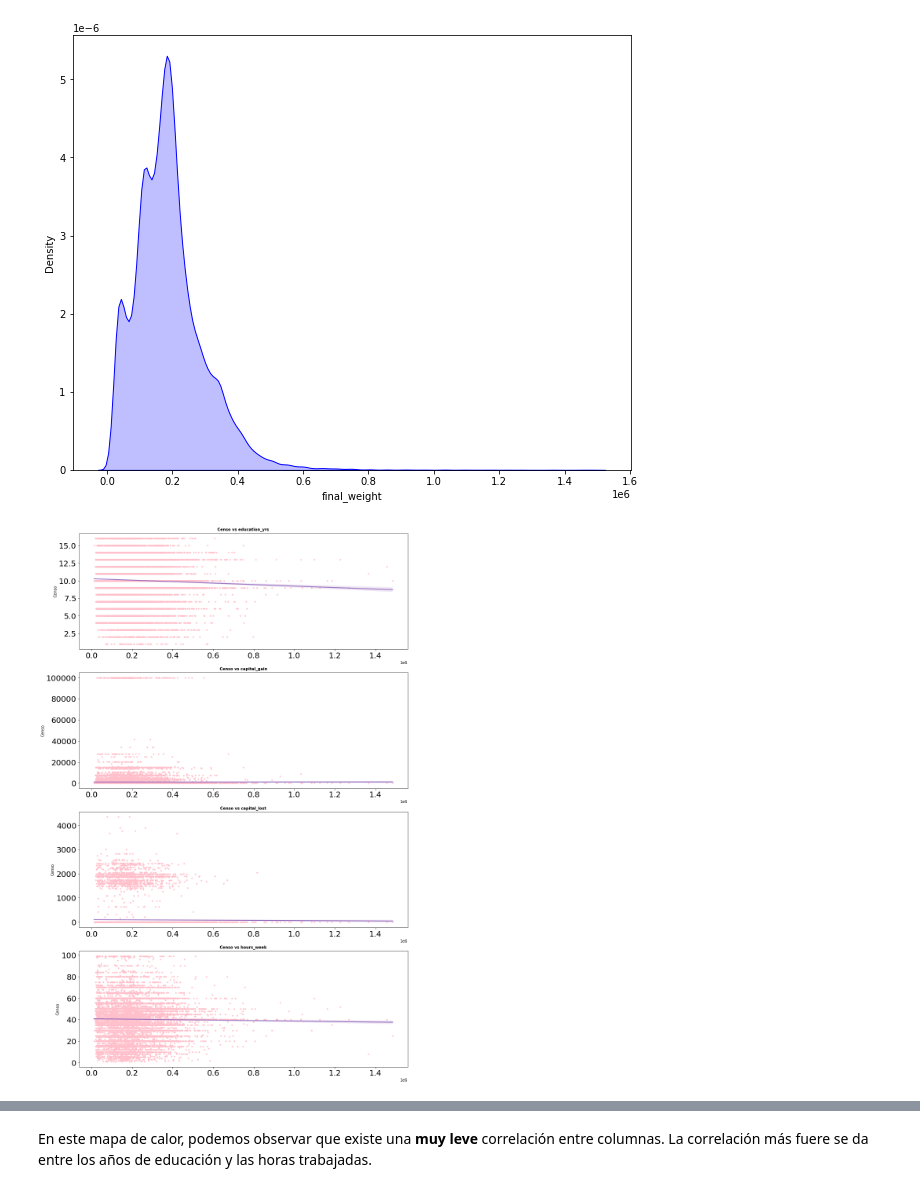
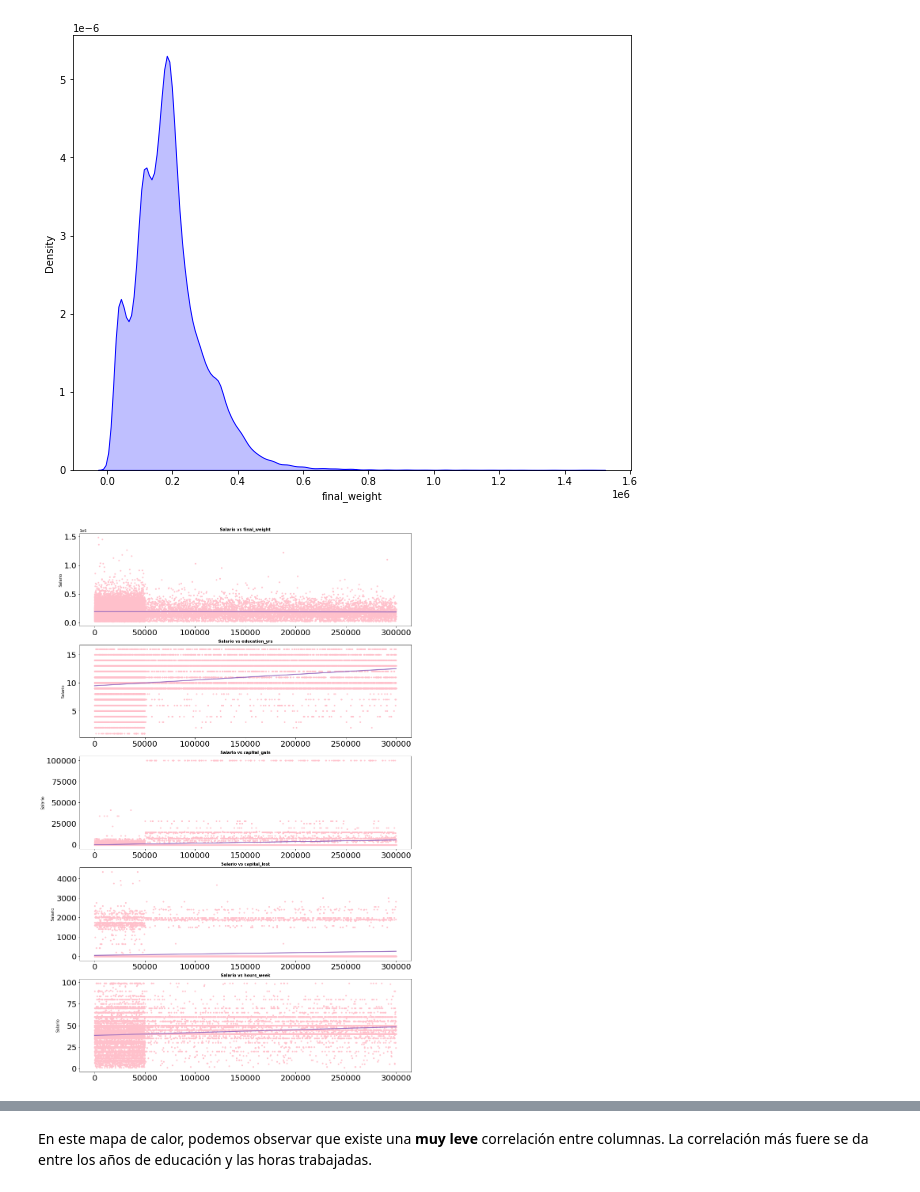
Before and after one commit to natigl/DA-bootcamp-MachineLearning, a Jupyter notebook: regresion_lineal/pp-intro-ML.ipynb, the cells around one changed output, grey strips where cells are left out. Drawn from its saved outputs; the diff is of its cells as text; code cells hidden in the pictures.

```diff
--- a/regresion_lineal/pp-intro-ML.ipynb
+++ b/regresion_lineal/pp-intro-ML.ipynb
@@ -77,0 +89,13 @@ Name: capital_gain, Length: 119, dtype: int64
+# %%
+patron_salario_bajo = "<=50K"
+patron_salario_alto = ">50K"
+# %%
+def salario_aleatorio (col):
+    for i in col:
+        if len(re.findall(patron_salario_bajo, col)) > 0:
+            return random.randint(0, 50000)
+        elif len(re.findall(patron_salario_alto, col)) > 0:
+            return random.randint(50000, 300000)
+# %%
+df["salary"] = df["salary"].apply(salario_aleatorio)
+df.head()
@@ -265,29 +299,29 @@ sns.distplot(
 # %%
 # Visualizacion relacion v.respuesta - v.predictora:
 
-fig, axes = plt.subplots(nrows = 4, ncols = 1, figsize = (15, 25))
+fig, axes = plt.subplots(nrows = 5, ncols = 1, figsize = (15, 25))
 
 axes = axes.flat
 
 columnas_numeric = df.select_dtypes(include = np.number).columns
-columnas_numeric = columnas_numeric.drop("final_weight")
+columnas_numeric = columnas_numeric.drop("salary")
 
 for i, colum in enumerate(columnas_numeric):
     sns.regplot(
-        x = df["final_weight"],
+        x = df["salary"],
         y = df[colum],
         color = "pink",
         marker = ".",
         scatter_kws = {"alpha": 0.9},
         line_kws = {"color": "C4", "alpha": 0.9 },
         ax = axes[i])
 
-    axes[i].set_title(f"Censo vs {colum}", fontsize = 10, fontweight = "bold")
+    axes[i].set_title(f"Salario vs {colum}", fontsize = 10, fontweight = "bold")
     axes[i].tick_params(labelsize = 20)
     axes[i].set_xlabel("")
-    axes[i].set_ylabel("Censo")
+    axes[i].set_ylabel("Salario")
 # %% [output]
-[figure, old version]
+[figure, new version]
 # %%
 # Vemos con un heatmap la correlacion, el grado de correlacion de todas nuestras variables:
 
```
Also changed, not shown: parts of 14 cells of this notebook, 10 other files.
